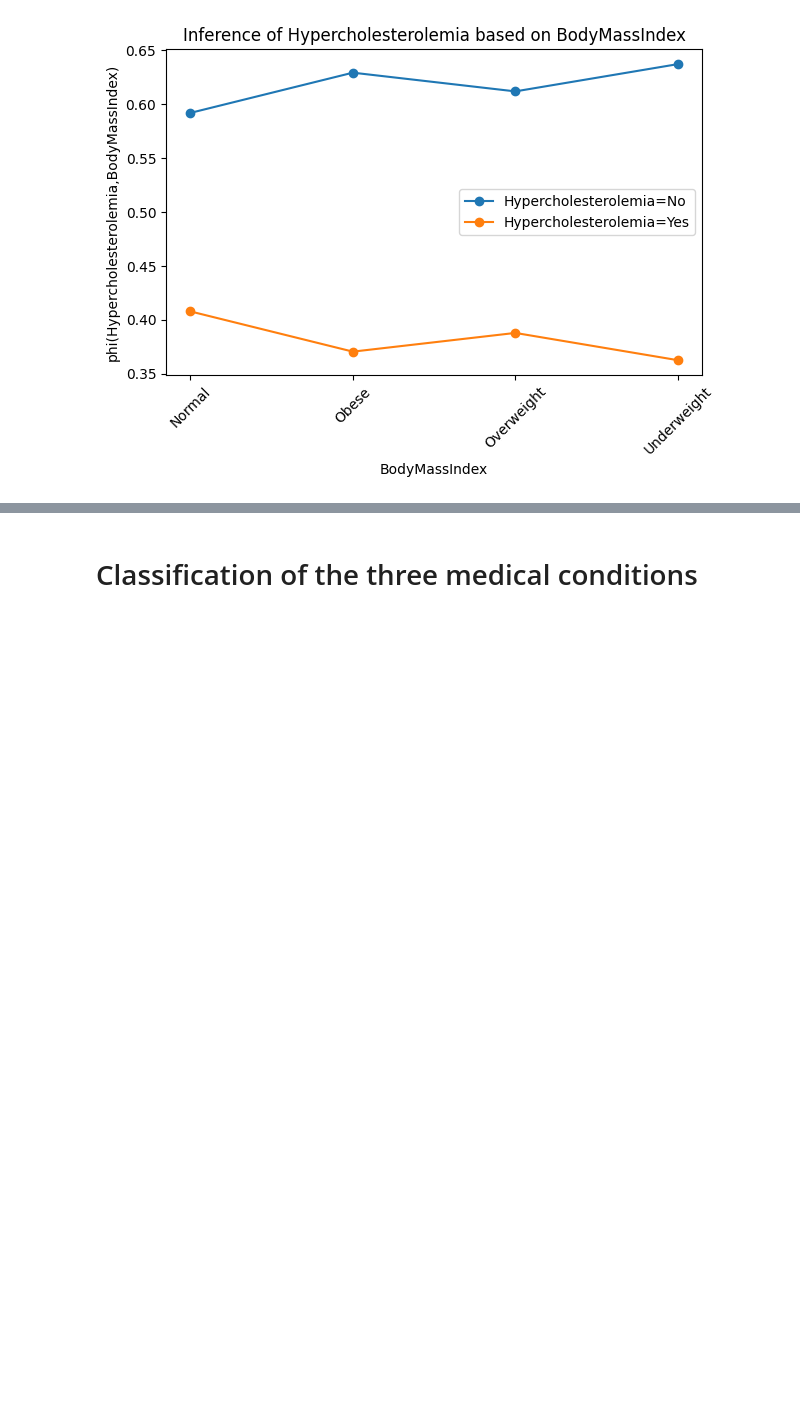
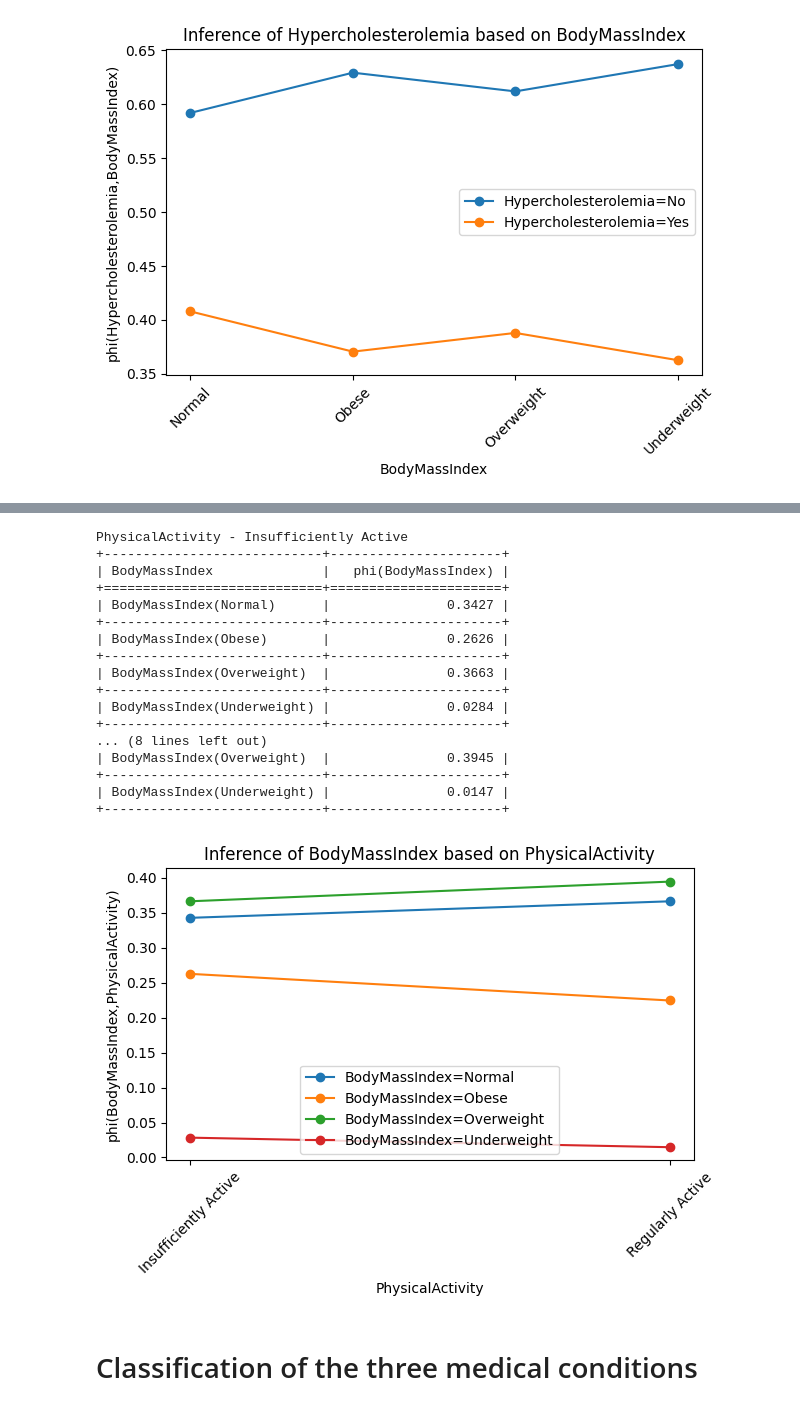
Before and after one commit to Hugana/Bayesian-Networks-AAA, a Jupyter notebook: P1_joao.ipynb, the cells around one changed output, grey strips where cells are left out. Drawn from its saved outputs; the diff is of its cells as text; code cells hidden in the pictures; blank space fills up the shorter version.

```diff
--- a/P1_joao.ipynb
+++ b/P1_joao.ipynb
@@ -710,3 +734,24 @@ BodyMassIndex - Obese
+# %%
+infer_and_plot(bayesian_model, 'BodyMassIndex', 'PhysicalActivity')
+# %% [output]
+PhysicalActivity - Insufficiently Active
++----------------------------+----------------------+
+| BodyMassIndex              |   phi(BodyMassIndex) |
++============================+======================+
+| BodyMassIndex(Normal)      |               0.3427 |
++----------------------------+----------------------+
+| BodyMassIndex(Obese)       |               0.2626 |
++----------------------------+----------------------+
+| BodyMassIndex(Overweight)  |               0.3663 |
++----------------------------+----------------------+
+| BodyMassIndex(Underweight) |               0.0284 |
++----------------------------+----------------------+
+... (8 lines left out)
+| BodyMassIndex(Overweight)  |               0.3945 |
++----------------------------+----------------------+
+| BodyMassIndex(Underweight) |               0.0147 |
++----------------------------+----------------------+
+[figure, added]
 # %% [markdown]
 # Classification of the three medical conditions
 # %% [markdown]
```
Also changed, not shown: parts of 1 cell of this notebook.
